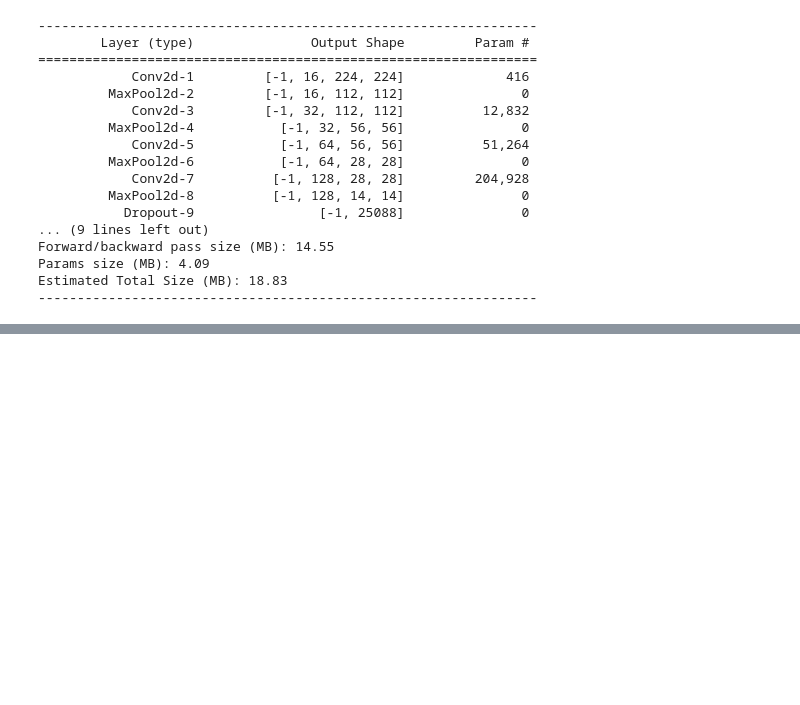
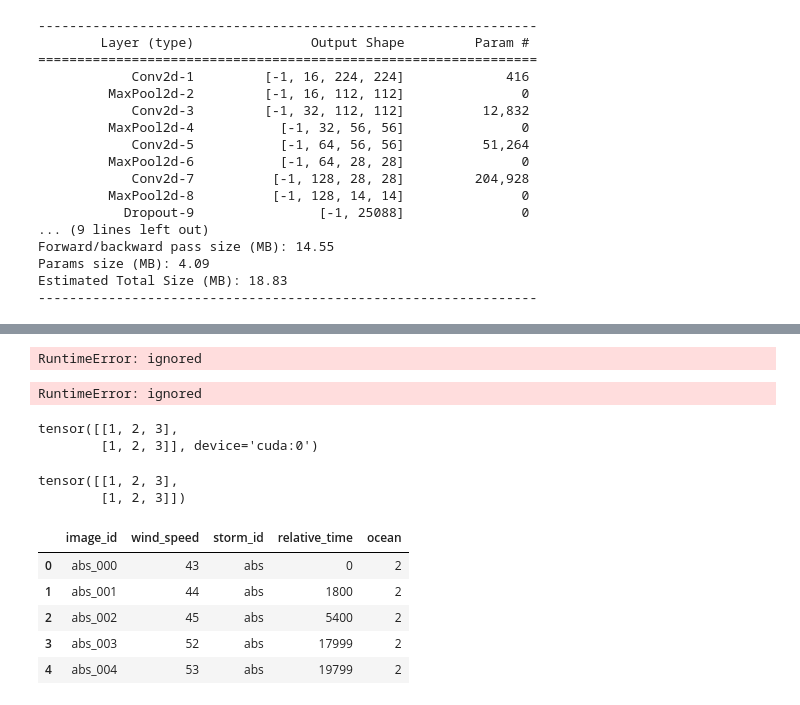
Before and after one commit to arshmodak/Hurricane-Wind-Speed-Prediction-using-Deep-Learning-and-Machine-Learning, a Jupyter notebook: Baseline_CNN.ipynb, the cells around one changed output, grey strips where cells are left out. Drawn from its saved outputs; the diff is of its cells as text; code cells hidden in the pictures; blank space fills up the shorter version.

```diff
--- a/Baseline_CNN.ipynb
+++ b/Baseline_CNN.ipynb
@@ -76,3 +239,6 @@ test_image_dir = "{}/{}".format(data_dir, test_folder_name)
 train_metadata2 = get_image_paths(train_metadata2, train_image_dir, train_folder_name)
 test_metadata = get_image_paths(test_metadata, test_image_dir, test_folder_name)
 valid_metadata = get_image_paths(valid_metadata, train_image_dir, train_folder_name)
+# %%
+pd.set_option('display.max_colwidth', -1)
+pd.set_option("display.max_rows", 100000)
@@ -247,0 +552,23 @@ losses
+# %%
+# testloader = DataLoader(testset, batch_size=, shuffle=True)
+predictions, total_MSE_loss, total_RMSE_loss = model_evaluation(validloader, best_model)
+res_df = pd.concat([valid_metadata, predictions], axis=1)
+plot_predictions(valid_metadata.wind_speed[0], res_df)
+print(total_MSE_loss,total_RMSE_loss)
+# %% [output]
+RuntimeError: ignored
+# %%
+predictions, total_MSE_loss, total_RMSE_loss = model_evaluation(validloader, best_model, criterion, device)
+# %% [output]
+RuntimeError: ignored
+# %%
+ts = torch.tensor([[1, 2, 3], [1, 2, 3]])
+ts.to(device)
+# %% [output]
+tensor([[1, 2, 3],
+        [1, 2, 3]], device='cuda:0')
+# %%
+ts.cpu()
+# %% [output]
+tensor([[1, 2, 3],
+        [1, 2, 3]])
@@ -247,0 +577,9 @@ losses
+# %%
+train_metadata.head()
+# %% [output]
+|  | image_id | wind_speed | storm_id | relative_time | ocean |
+| 0 | abs_000 | 43 | abs | 0 | 2 |
+| 1 | abs_001 | 44 | abs | 1800 | 2 |
+| 2 | abs_002 | 45 | abs | 5400 | 2 |
+| 3 | abs_003 | 52 | abs | 17999 | 2 |
+| 4 | abs_004 | 53 | abs | 19799 | 2 |
```
Also changed, not shown: parts of 37 cells of this notebook.
